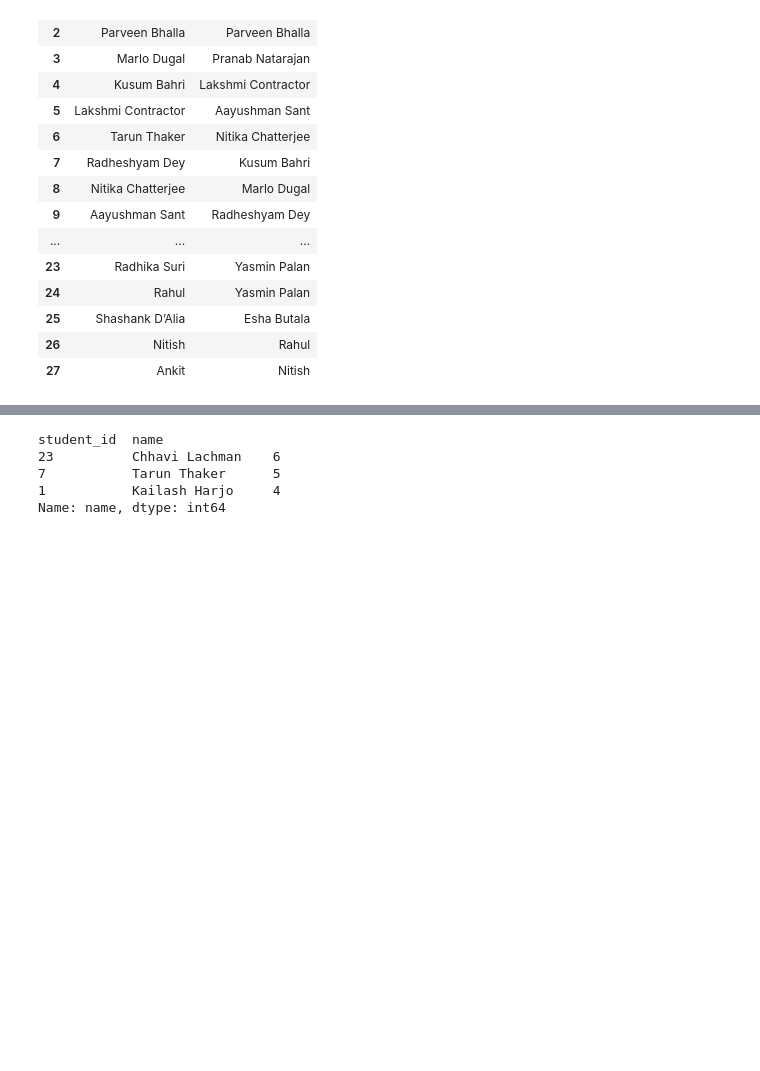
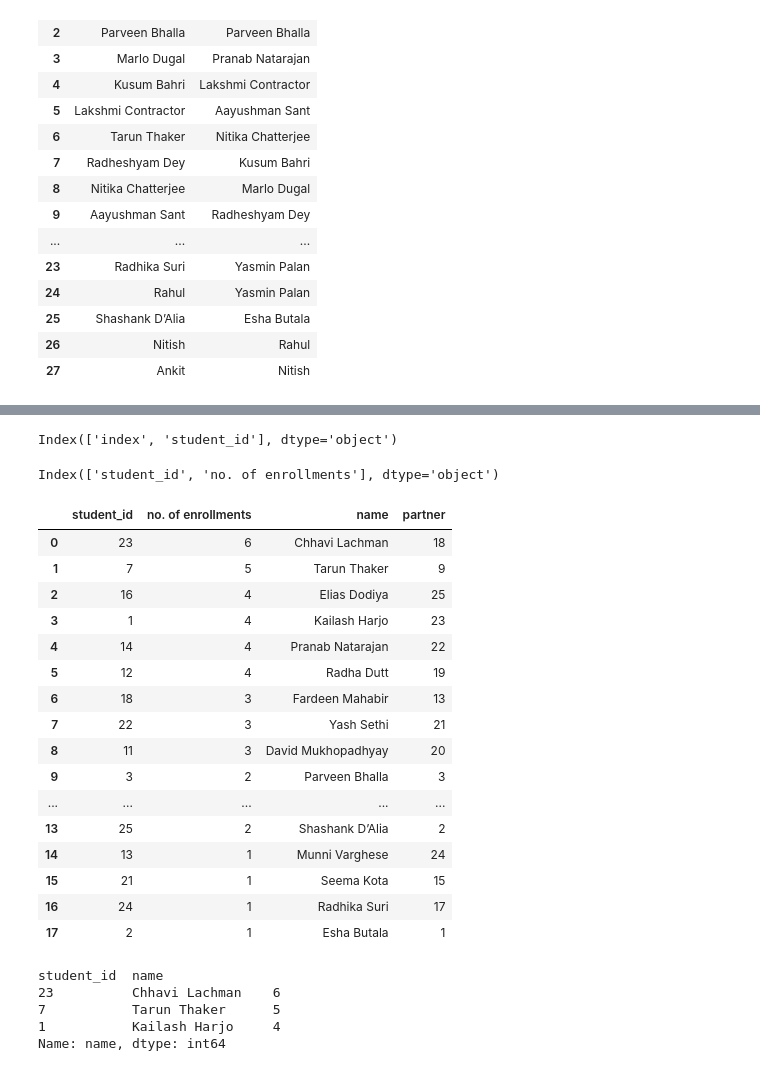
Before and after one commit to Pritush09/Pandas-and-its-functions-detailed, a Jupyter notebook: Session_20_merging.ipynb, the cells around one changed output, grey strips where cells are left out. Drawn from its saved outputs; the diff is of its cells as text; code cells hidden in the pictures; blank space fills up the shorter version.

```diff
--- a/Session_20_merging.ipynb
+++ b/Session_20_merging.ipynb
@@ -515,3 +593,33 @@ students.merge(students,how='inner',left_on='partner',right_on='student_id')[['n
+# %%
+top3 = regs.merge(students,on='student_id')['student_id'].value_counts().reset_index()
+top3.columns
+# %% [output]
+Index(['index', 'student_id'], dtype='object')
+# %%
+top3.rename(columns={'index':'student_id','student_id':"no. of enrollments"},inplace=True)
+top3.columns
+# %% [output]
+Index(['student_id', 'no. of enrollments'], dtype='object')
+# %%
+top3.merge(students,how='inner',on='student_id')
+# %% [output]
+|  | student_id | no. of enrollments | name | partner |
+| 0 | 23 | 6 | Chhavi Lachman | 18 |
+| 1 | 7 | 5 | Tarun Thaker | 9 |
+| 2 | 16 | 4 | Elias Dodiya | 25 |
+| 3 | 1 | 4 | Kailash Harjo | 23 |
+| 4 | 14 | 4 | Pranab Natarajan | 22 |
+| 5 | 12 | 4 | Radha Dutt | 19 |
+| 6 | 18 | 3 | Fardeen Mahabir | 13 |
+| 7 | 22 | 3 | Yash Sethi | 21 |
+| 8 | 11 | 3 | David Mukhopadhyay | 20 |
+| 9 | 3 | 2 | Parveen Bhalla | 3 |
+| ... | ... | ... | ... | ... |
+| 13 | 25 | 2 | Shashank D’Alia | 2 |
+| 14 | 13 | 1 | Munni Varghese | 24 |
+| 15 | 21 | 1 | Seema Kota | 15 |
+| 16 | 24 | 1 | Radhika Suri | 17 |
+| 17 | 2 | 1 | Esha Butala | 1 |
 # %%
 # 9. find top 3 students who did most number enrollments
 regs.merge(students,on='student_id').groupby(['student_id','name'])['name'].count().sort_values(ascending=False).head(3)
```
Also changed, not shown: parts of 7 cells of this notebook.
